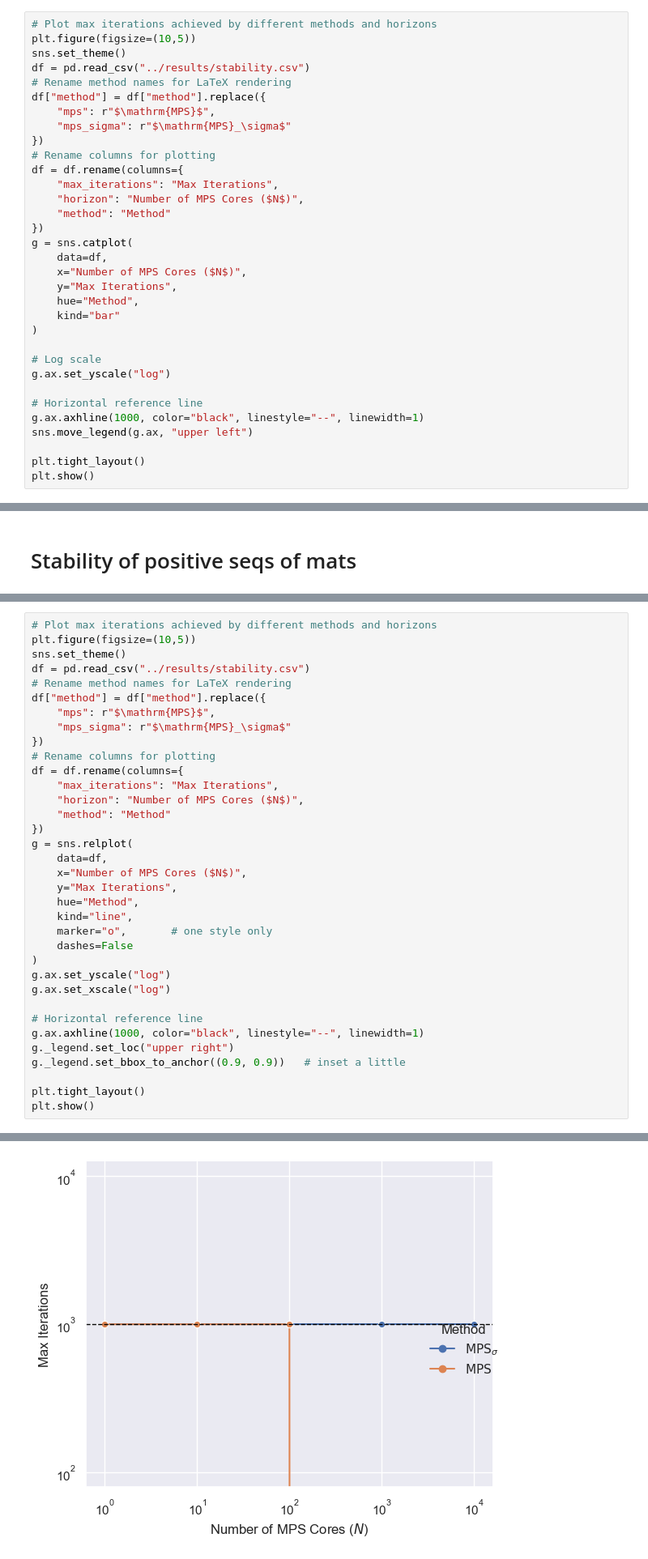
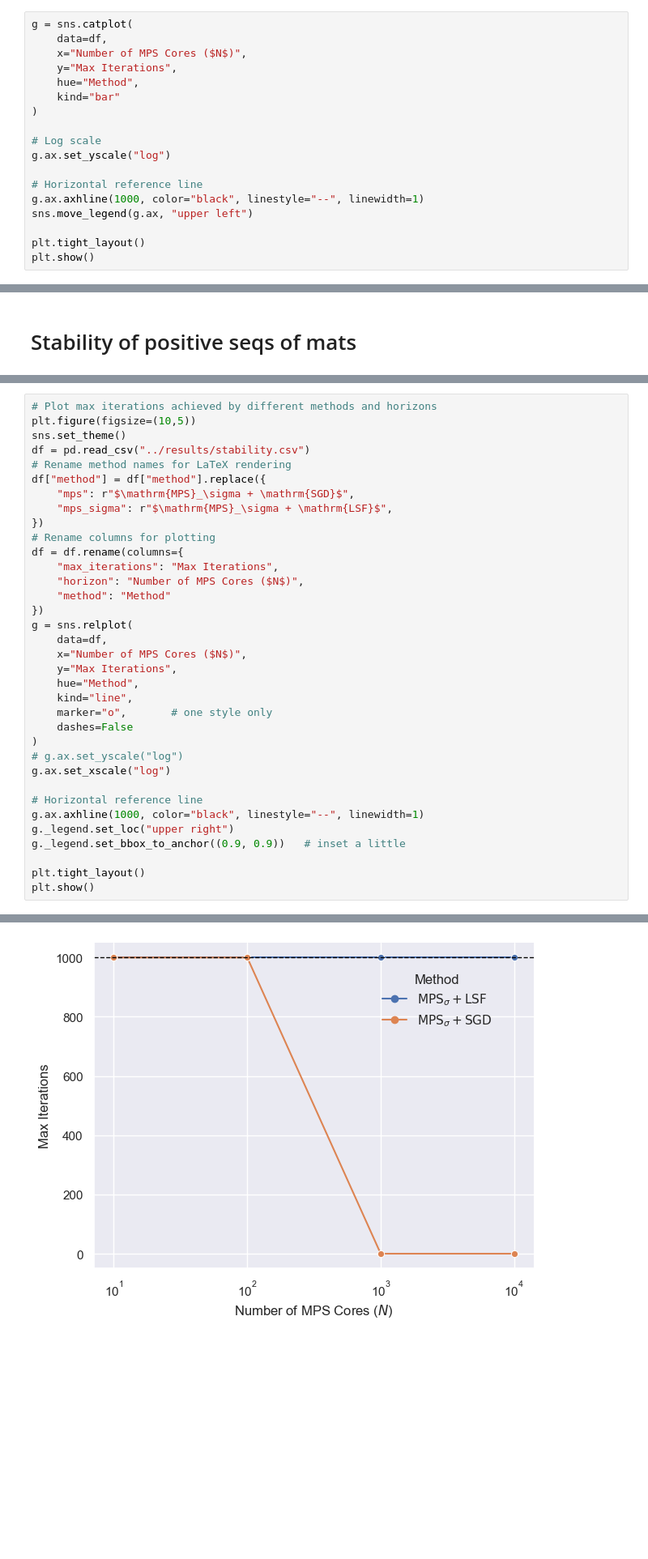
Before and after one commit to marawangamal/ptn, a Jupyter notebook: scripts/results.ipynb, the cells around one changed output, grey strips where cells are left out. Shown at 81% size. Saved outputs shown, nothing was run; the diff lists cells and outputs as text; blank space fills up the shorter version.

Commit message:
Update results

```diff
--- a/scripts/results.ipynb
+++ b/scripts/results.ipynb
@@ -572,19 +376,4 @@ df2 = df2.rename(columns={
 # %%
-# Plot max iterations achieved by different methods and horizons
-plt.figure(figsize=(10,5))
-sns.set_theme()
-df = pd.read_csv("../results/stability.csv")
-# Rename method names for LaTeX rendering
-df["method"] = df["method"].replace({
-    "mps": r"$\mathrm{MPS}$",
-    "mps_sigma": r"$\mathrm{MPS}_\sigma$"
-})
-# Rename columns for plotting
-df = df.rename(columns={
-    "max_iterations": "Max Iterations",
-    "horizon": "Number of MPS Cores ($N$)",
-    "method": "Method"
-})
 g = sns.catplot(
     data=df,
     x="Number of MPS Cores ($N$)",
@@ -874,37 +663,37 @@ sns.set_theme()
 df = pd.read_csv("../results/stability.csv")
 # Rename method names for LaTeX rendering
 df["method"] = df["method"].replace({
-    "mps": r"$\mathrm{MPS}$",
-    "mps_sigma": r"$\mathrm{MPS}_\sigma$"
+    "mps": r"$\mathrm{MPS}_\sigma + \mathrm{SGD}$",
+    "mps_sigma": r"$\mathrm{MPS}_\sigma + \mathrm{LSF}$",
 })
 # Rename columns for plotting
 df = df.rename(columns={
     "max_iterations": "Max Iterations",
     "horizon": "Number of MPS Cores ($N$)",
     "method": "Method"
 })
 g = sns.relplot(
     data=df,
     x="Number of MPS Cores ($N$)",
     y="Max Iterations",
     hue="Method",
     kind="line",
     marker="o",       # one style only
     dashes=False
 )
-g.ax.set_yscale("log")
+# g.ax.set_yscale("log")
 g.ax.set_xscale("log")
 
 # Horizontal reference line
 g.ax.axhline(1000, color="black", linestyle="--", linewidth=1)
 g._legend.set_loc("upper right")
 g._legend.set_bbox_to_anchor((0.9, 0.9))   # inset a little
 
 plt.tight_layout()
 plt.show()
 # %% [output]
 <Figure size 1000x500 with 0 Axes>
-[figure, old version]
+[figure, new version]
 # %% [markdown]
 ### Ablation: initialization method + regularization
 # %%
```
Also changed, not shown: parts of 6 cells of this notebook, 6 other files.
